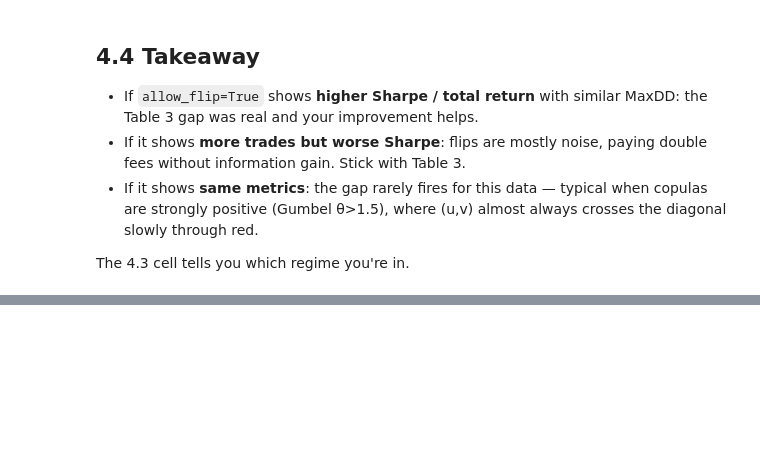
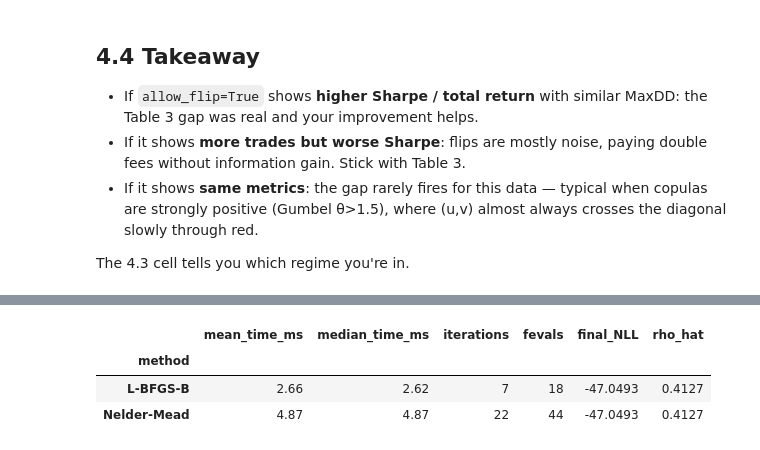
Before and after one commit to ZhechongYe/Numerical-Copula-Trading, a Jupyter notebook: demo_signal_modes.ipynb, the cells around one changed output, grey strips where cells are left out. Drawn from its saved outputs; the diff is of its cells as text; code cells hidden in the pictures; blank space fills up the shorter version.

```diff
--- a/demo_signal_modes.ipynb
+++ b/demo_signal_modes.ipynb
@@ -373,0 +459,98 @@ The 4.3 cell tells you which regime you're in.
+# %%
+import time
+from scipy.optimize import minimize
+from scipy import stats as scstats
+from spread_adf_kss import discover_csv_paths, load_close_series, merge_on_timestamp, ols_btc_on_alt_through_origin
+from copula_marginals import _fit_distribution, _cdf_from_fit, DEFAULT_DISTRIBUTIONS
+
+# Build (u, v) from real BTC vs XRP spread, BTC vs BCH spread (single formation window)
+panel = merge_on_timestamp({sym: load_close_series(p) for sym, p in paths.items()})
+form = panel.iloc[:504]   # one formation window
+btc_form = form["BTC_USDT"].to_numpy(dtype=float)
+s_xrp, _, _ = ols_btc_on_alt_through_origin(btc_form, form["XRP_USDT"].to_numpy(dtype=float))
+s_bch, _, _ = ols_btc_on_alt_through_origin(btc_form, form["BCH_USDT"].to_numpy(dtype=float))
+
+def best_marginal(s):
+    best = None
+    for dist in DEFAULT_DISTRIBUTIONS:
+        try:
+            f = _fit_distribution(s, dist)
+            if best is None or f["aic"] < best["aic"]:
+                best = f
+        except Exception:
+            pass
+    return best
+
+m1 = best_marginal(s_xrp)
+m2 = best_marginal(s_bch)
+u = np.clip(_cdf_from_fit(s_xrp, m1), 1e-6, 1-1e-6)
+v = np.clip(_cdf_from_fit(s_bch, m2), 1e-6, 1-1e-6)
+
+
+def gaussian_nll(rho_arr, u, v):
+    rho = float(rho_arr[0])
+    if abs(rho) >= 0.999:
+        return 1e10
+    z1 = scstats.norm.ppf(u); z2 = scstats.norm.ppf(v)
+    one_minus = 1.0 - rho * rho
+    logd = -0.5 * np.log(one_minus) - (rho * rho * (z1**2 + z2**2) - 2*rho*z1*z2) / (2*one_minus)
+    return -float(np.sum(logd))
+
+
+def bench_minimize(method, x0, **kw):
+    t0 = time.perf_counter()
+    res = minimize(gaussian_nll, x0, args=(u, v), method=method, **kw)
+    elapsed = time.perf_counter() - t0
+    return {
+        "method": method,
+        "elapsed_sec": elapsed,
+        "iterations": int(getattr(res, "nit", 0)),
+        "fevals":     int(getattr(res, "nfev", 0)),
+        "final_NLL":  float(res.fun),
+        "rho_hat":    float(res.x[0]),
+        "success":    bool(res.success),
+    }
+
+
+N_REPEAT = 50  # average over many runs to get stable timing
+records = []
+for _ in range(N_REPEAT):
+    records.append(bench_minimize("L-BFGS-B", [0.0], bounds=[(-0.99, 0.99)]))
+nm_records = []
+for _ in range(N_REPEAT):
+    nm_records.append(bench_minimize("Nelder-Mead", [0.0]))
+
+def _summary(rs, label):
+    arr = np.array([r["elapsed_sec"] for r in rs])
+    return {
+        "method":      label,
+        "mean_time_ms": 1000 * arr.mean(),
+        "median_time_ms": 1000 * np.median(arr),
+        "iterations":  rs[0]["iterations"],
+        "fevals":      rs[0]["fevals"],
+        "final_NLL":   rs[0]["final_NLL"],
+        "rho_hat":     rs[0]["rho_hat"],
+    }
+
+cmp_df = pd.DataFrame([_summary(records, "L-BFGS-B"),
+                       _summary(nm_records, "Nelder-Mead")]).set_index("method")
+display(cmp_df.style.format({
+    "mean_time_ms": "{:.2f}",
+    "median_time_ms": "{:.2f}",
+    "final_NLL":   "{:.4f}",
+    "rho_hat":     "{:.4f}",
+}))
+
+ratio = cmp_df.loc["Nelder-Mead", "median_time_ms"] / cmp_df.loc["L-BFGS-B", "median_time_ms"]
+fevals_ratio = cmp_df.loc["Nelder-Mead", "fevals"] / max(cmp_df.loc["L-BFGS-B", "fevals"], 1)
+print(f"\nGaussian copula MLE on real (u,v):")
+print(f"  L-BFGS-B median: {cmp_df.loc['L-BFGS-B', 'median_time_ms']:.2f} ms")
+print(f"  Nelder-Mead    : {cmp_df.loc['Nelder-Mead', 'median_time_ms']:.2f} ms")
+print(f"  Speedup ratio  : {ratio:.2f}x  (theory predicts 5-8x)")
+print(f"  Feval ratio    : {fevals_ratio:.1f}x")
+print(f"  Both converge to same rho up to optimizer tolerance.")
+# %% [output]
+|  | mean_time_ms | median_time_ms | iterations | fevals | final_NLL | rho_hat |
+| method |  |  |  |  |  |  |
+| L-BFGS-B | 2.66 | 2.62 | 7 | 18 | -47.0493 | 0.4127 |
+| Nelder-Mead | 4.87 | 4.87 | 22 | 44 | -47.0493 | 0.4127 |
```
Also changed, not shown: parts of 11 cells of this notebook, 2 other files.
